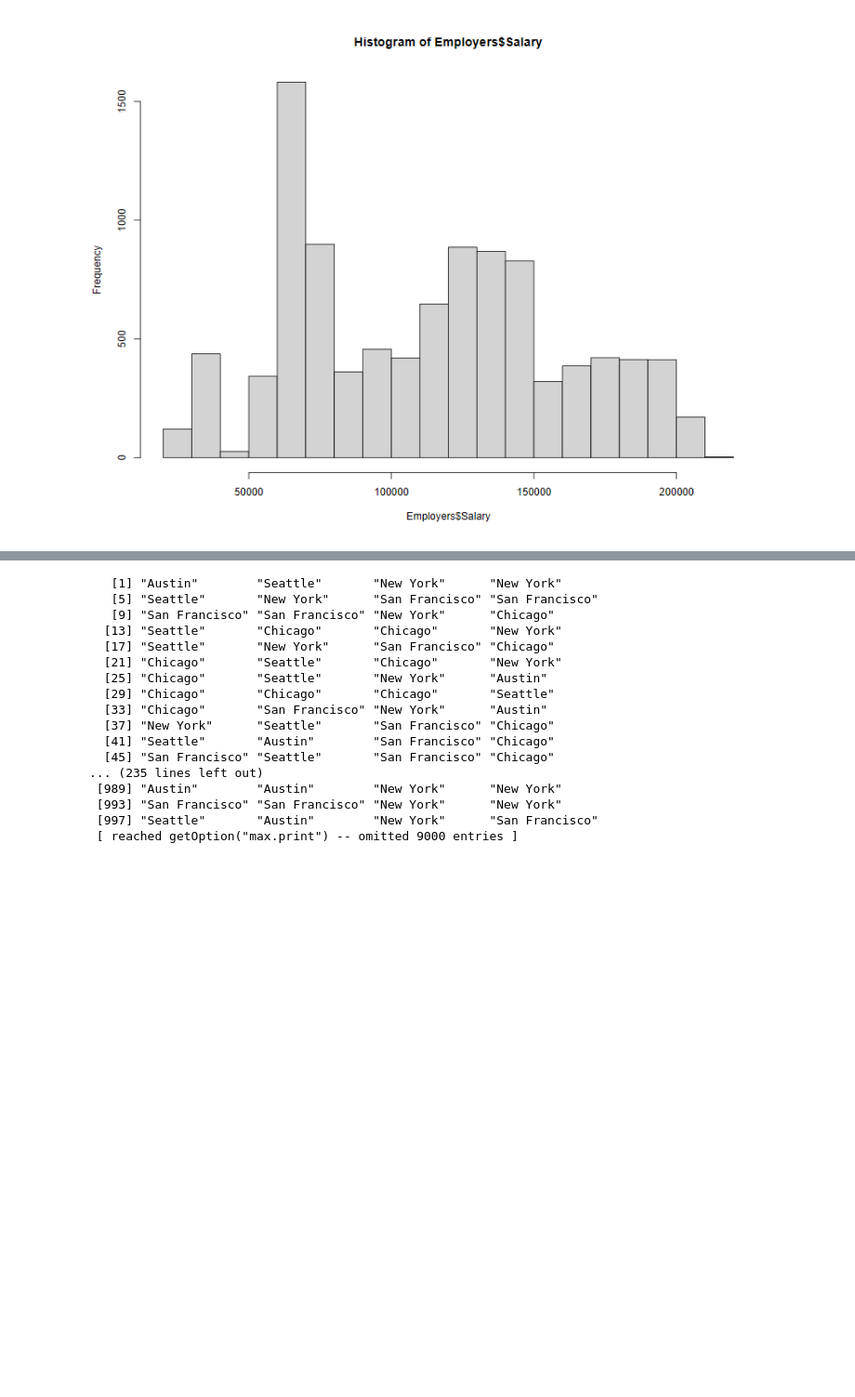
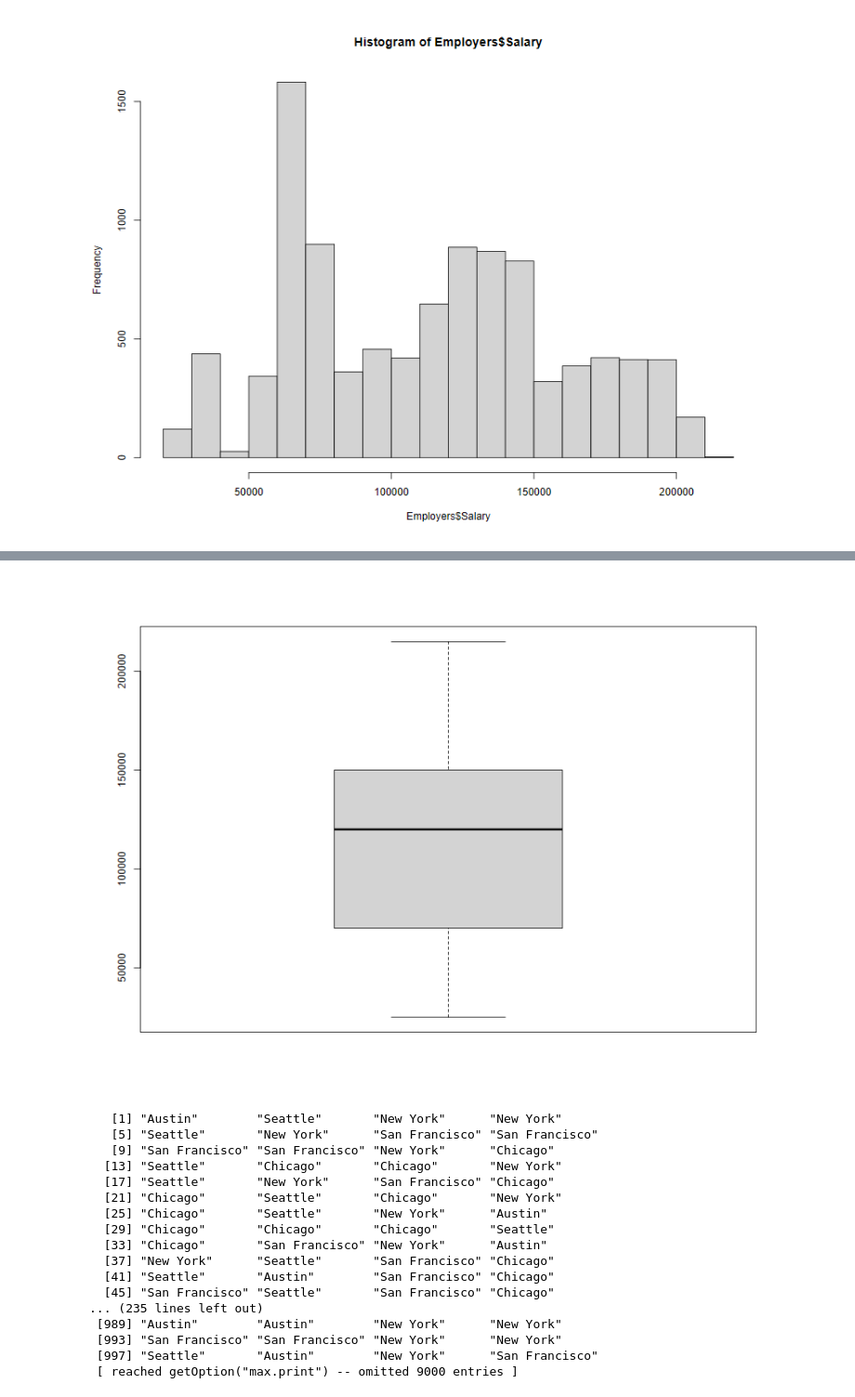
Before and after one commit to djynnius/learning-data-with-lara, a Jupyter notebook: Learniing R/hw1.ipynb, the cells around one changed output, grey strips where cells are left out. Shown: that part at 93% size. Saved outputs shown, nothing was run; the diff lists cells and outputs as text; code cells hidden in the pictures; blank space fills up the shorter version.

```diff
--- a/Learniing R/hw1.ipynb
+++ b/Learniing R/hw1.ipynb
@@ -95,3 +107,7 @@ hist(Employers$Salary)
+# %%
+boxplot(Employers$Salary)
+# %% [output]
+[figure, added]
 # %%
 Employers$Location
 # %% [output]
```
Also changed, not shown: parts of 3 cells of this notebook.
